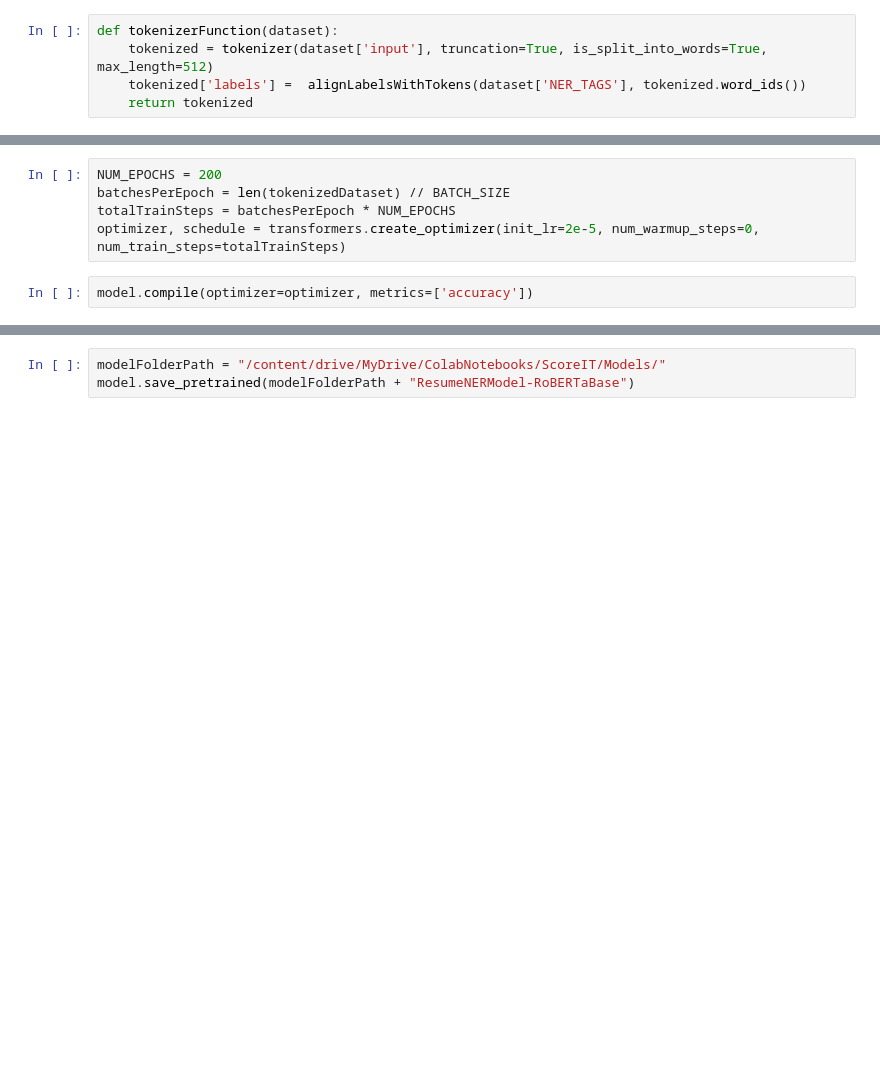
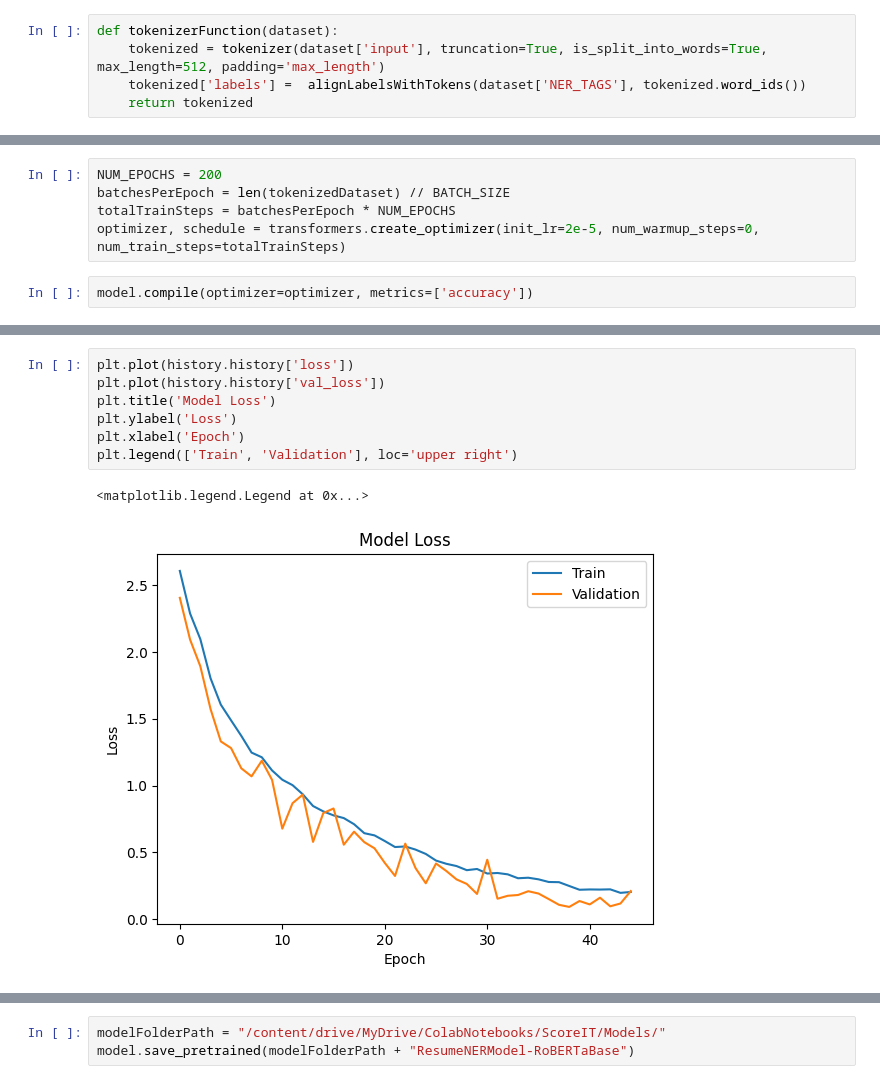
Before and after one commit to AmanJain2903/ScoreIt.AI, a Jupyter notebook: ResumeNER/NER_RoBERTa_Base.ipynb, the cells around one changed output, grey strips where cells are left out. Cells and saved outputs as stored; diff of their text form; blank space fills up the shorter version.

Commit message:
Resume NER RoBERTaBase Model

```diff
--- a/ResumeNER/NER_RoBERTa_Base.ipynb
+++ b/ResumeNER/NER_RoBERTa_Base.ipynb
@@ -69,6 +73,6 @@ def alignLabelsWithTokens(labels, word_ids):
     return newLabels
 # %%
 def tokenizerFunction(dataset):
-    tokenized = tokenizer(dataset['input'], truncation=True, is_split_into_words=True, max_length=512)
+    tokenized = tokenizer(dataset['input'], truncation=True, is_split_into_words=True, max_length=512, padding='max_length')
     tokenized['labels'] =  alignLabelsWithTokens(dataset['NER_TAGS'], tokenized.word_ids())
     return tokenized
@@ -172,0 +175,10 @@ Epoch 60: ReduceLROnPlateau reducing learning rate to 7.276436463143909e-06.
+# %%
+plt.plot(history.history['loss'])
+plt.plot(history.history['val_loss'])
+plt.title('Model Loss')
+plt.ylabel('Loss')
+plt.xlabel('Epoch')
+plt.legend(['Train', 'Validation'], loc='upper right')
+# %% [output]
+<matplotlib.legend.Legend at 0x...>
+[figure, added]
```
Also changed, not shown: parts of 24 cells of this notebook.
